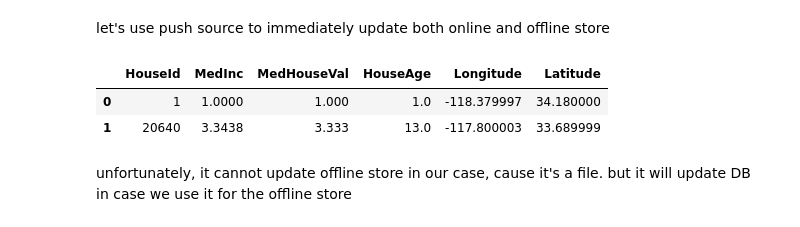
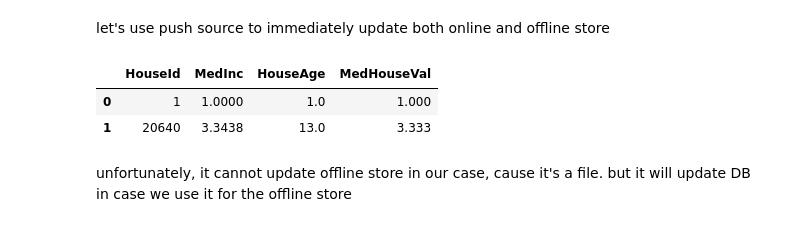
Before and after one commit to dvoitekh/aihouse_mlops_course, a Jupyter notebook: session4/feast/Feast.ipynb, the cells around one changed output. Cells and saved outputs as stored; diff of their text form; code cells hidden in the pictures.

```diff
--- a/session4/feast/Feast.ipynb
+++ b/session4/feast/Feast.ipynb
@@ -208,22 +210,20 @@ store.push('main_push_source', pd.DataFrame([{
 # %%
 online_df = store.get_online_features(
     features=[
         "house_main_view:MedInc",
         "house_main_view:HouseAge",
         "house_main_view:MedHouseVal",
-        "house_lat_lon_view:Latitude",
-        "house_lat_lon_view:Longitude",
     ],
     entity_rows=[
         {"HouseId": 1},
         {"HouseId": 20640},
     ]
 )
 online_df.to_df()
 # %% [output]
-|  | HouseId | MedInc | MedHouseVal | HouseAge | Longitude | Latitude |
-| 0 | 1 | 1.0000 | 1.000 | 1.0 | -118.379997 | 34.180000 |
-| 1 | 20640 | 3.3438 | 3.333 | 13.0 | -117.800003 | 33.689999 |
+|  | HouseId | MedInc | HouseAge | MedHouseVal |
+| 0 | 1 | 1.0000 | 1.0 | 1.000 |
+| 1 | 20640 | 3.3438 | 13.0 | 3.333 |
 # %% [markdown]
 unfortunately, it cannot update offline store in our case, cause it's a file. but it will update DB in case we use it for the offline store
 # %%
```
Also changed, not shown: parts of 23 cells of this notebook, 15 other files.
